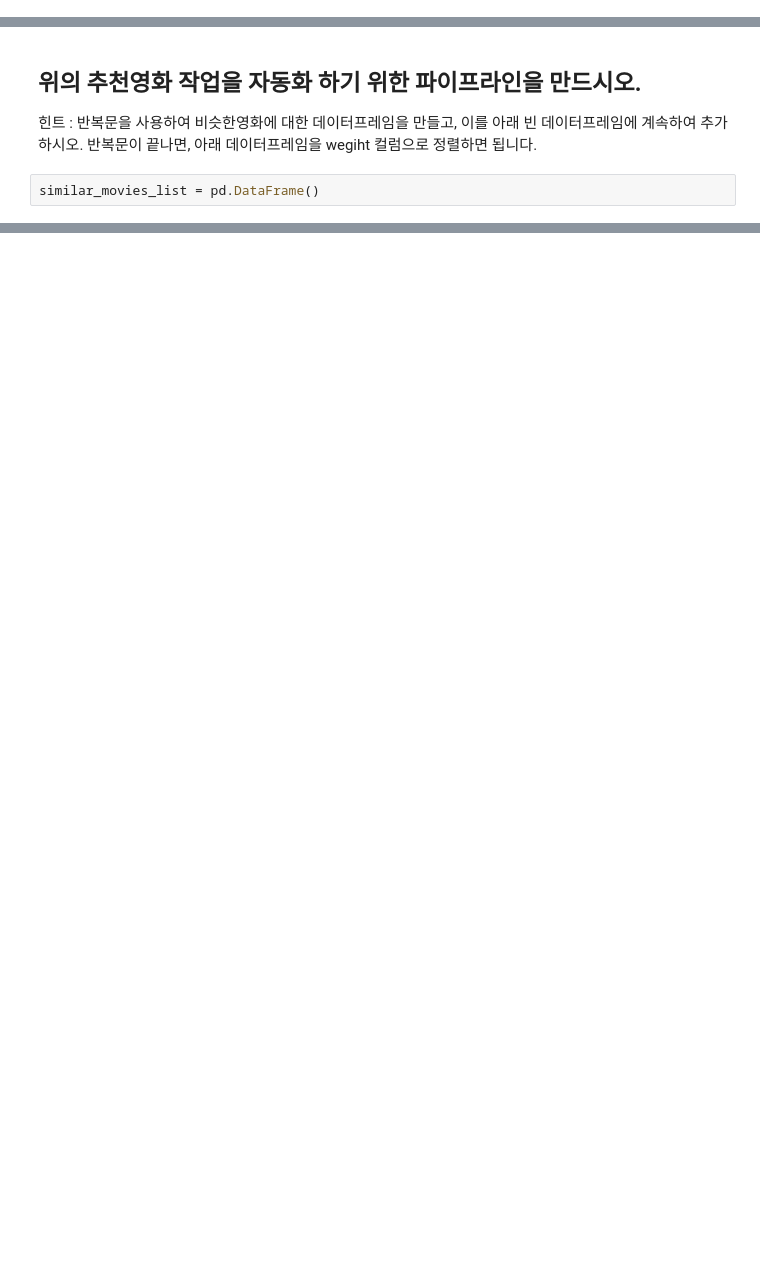
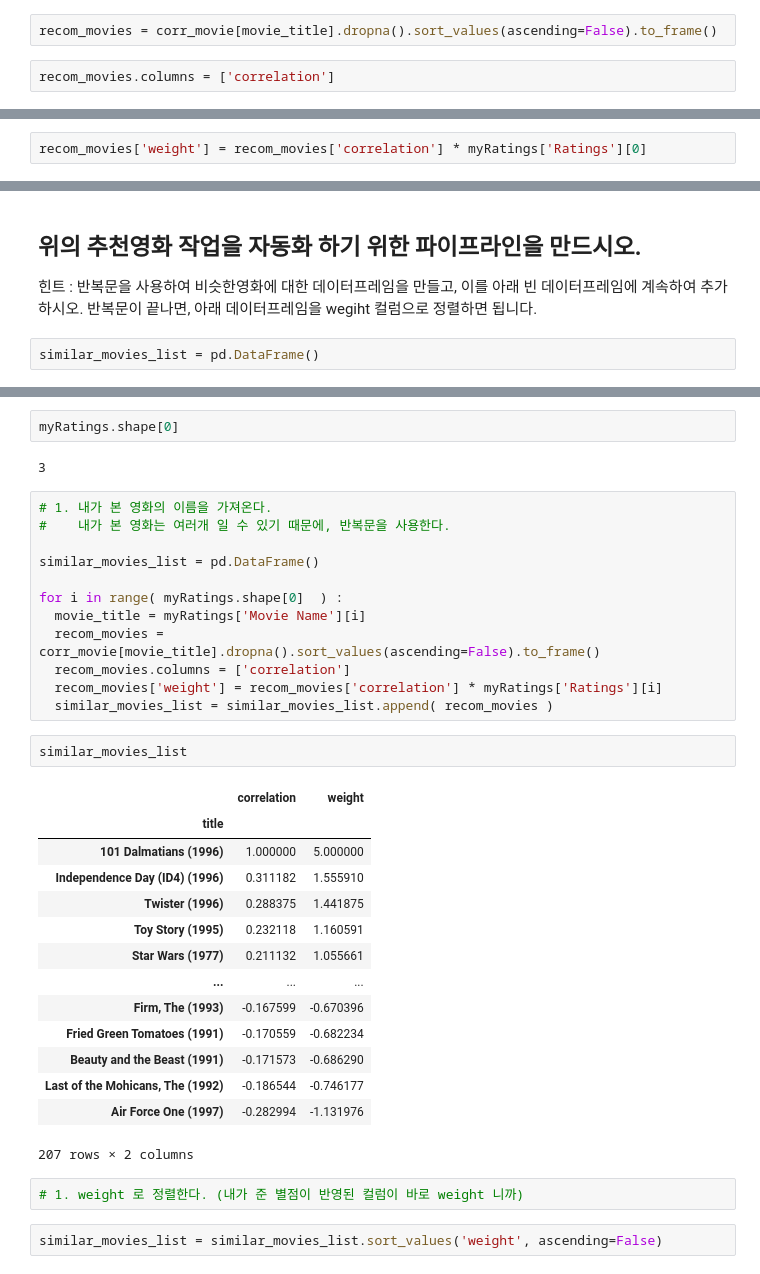
Before and after one commit to leopard4/yh-k3, a Jupyter notebook: 딥러닝강의파일/18_Movie_Recommender_System.ipynb, the cells around one changed output, grey strips where cells are left out. Saved outputs shown, nothing was run; the diff lists cells and outputs as text; blank space fills up the shorter version.

```diff
--- a/딥러닝강의파일/18_Movie_Recommender_System.ipynb
+++ b/딥러닝강의파일/18_Movie_Recommender_System.ipynb
@@ -493,0 +556,4 @@ myRatings =
+# %%
+recom_movies = corr_movie[movie_title].dropna().sort_values(ascending=False).to_frame()
+# %%
+recom_movies.columns = ['correlation']
@@ -493,0 +573,2 @@ myRatings =
+# %%
+recom_movies['weight'] = recom_movies['correlation'] * myRatings['Ratings'][0]
@@ -499,0 +601,37 @@ similar_movies_list = pd.DataFrame()
+# %%
+myRatings.shape[0]
+# %% [output]
+3
+# %%
+# 1. 내가 본 영화의 이름을 가져온다.
+#    내가 본 영화는 여러개 일 수 있기 때문에, 반복문을 사용한다.
+
+similar_movies_list = pd.DataFrame()
+
+for i in range( myRatings.shape[0]  ) :
+  movie_title = myRatings['Movie Name'][i]
+  recom_movies = corr_movie[movie_title].dropna().sort_values(ascending=False).to_frame()
+  recom_movies.columns = ['correlation']
+  recom_movies['weight'] = recom_movies['correlation'] * myRatings['Ratings'][i]
+  similar_movies_list = similar_movies_list.append( recom_movies )
+# %%
+similar_movies_list
+# %% [output]
+|  | correlation | weight |
+| title |  |  |
+| 101 Dalmatians (1996) | 1.000000 | 5.000000 |
+| Independence Day (ID4) (1996) | 0.311182 | 1.555910 |
+| Twister (1996) | 0.288375 | 1.441875 |
+| Toy Story (1995) | 0.232118 | 1.160591 |
+| Star Wars (1977) | 0.211132 | 1.055661 |
+| ... | ... | ... |
+| Firm, The (1993) | -0.167599 | -0.670396 |
+| Fried Green Tomatoes (1991) | -0.170559 | -0.682234 |
+| Beauty and the Beast (1991) | -0.171573 | -0.686290 |
+| Last of the Mohicans, The (1992) | -0.186544 | -0.746177 |
+| Air Force One (1997) | -0.282994 | -1.131976 |
+207 rows × 2 columns
+# %%
+# 1. weight 로 정렬한다. (내가 준 별점이 반영된 컬럼이 바로 weight 니까)
+# %%
+similar_movies_list = similar_movies_list.sort_values('weight', ascending=False)
```
Also changed, not shown: parts of 24 cells of this notebook.
